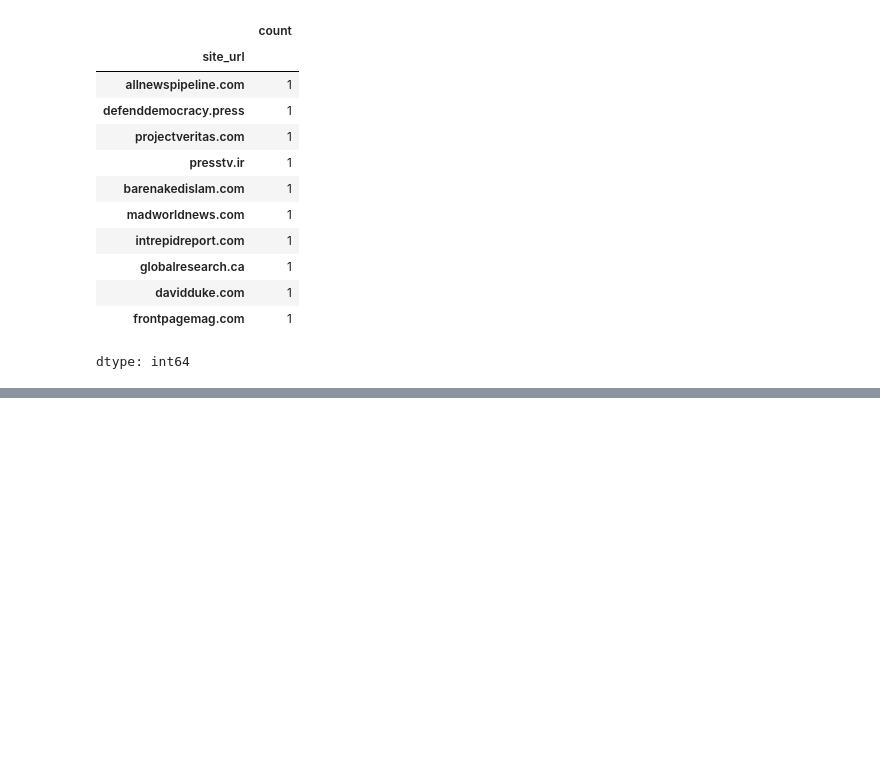
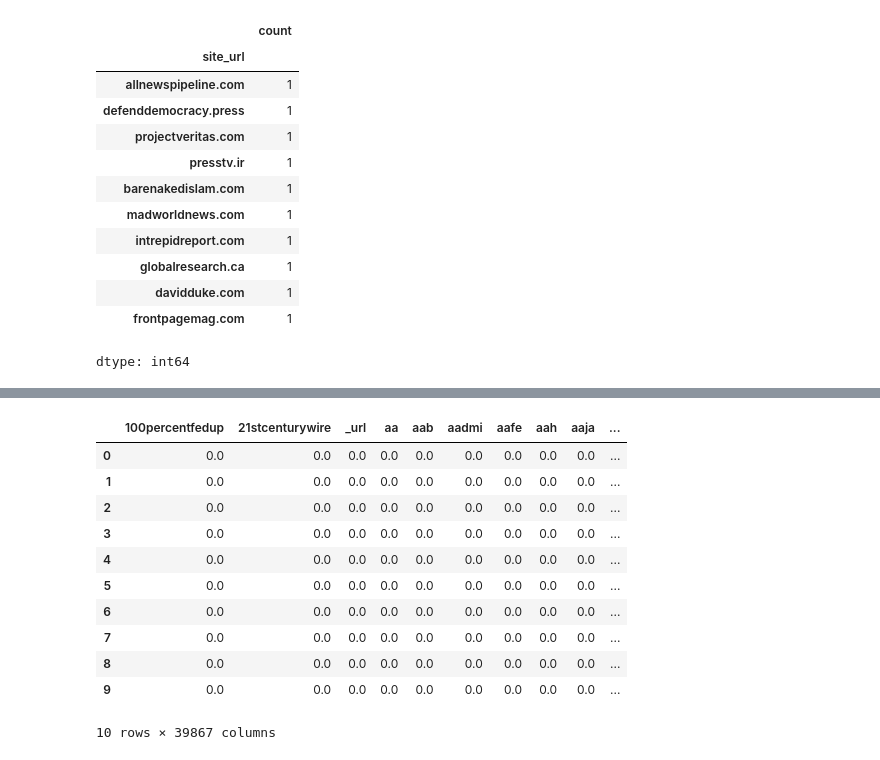
Before and after one commit to sergio11/fake_news_classifier, a Jupyter notebook: Source_Based_Fake_News_Classification.ipynb, the cells around one changed output, grey strips where cells are left out. Saved outputs shown, nothing was run; the diff lists cells and outputs as text; code cells hidden in the pictures; blank space fills up the shorter version.

Commit message:
Add trained models, tokenizer, a final notebook version

```diff
--- a/Source_Based_Fake_News_Classification.ipynb
+++ b/Source_Based_Fake_News_Classification.ipynb
@@ -472,0 +503,5 @@ In the dataset, all the values are ordered. Therefore, we need to reshuffle thes
+# %%
+urls = []
+for url in df['site_url']:
+    urls.append(url.split('.')[0])
+df['site_url'] = urls
@@ -472,0 +512,5 @@ In the dataset, all the values are ordered. Therefore, we need to reshuffle thes
+# %%
+features = df[['site_url', 'text_without_stopwords']]
+features['url_text'] = features["site_url"].astype(str) + " " + features["text_without_stopwords"]
+features.drop(['site_url', 'text_without_stopwords'], axis = 1, inplace = True)
+features.head()
@@ -472,0 +524,4 @@ In the dataset, all the values are ordered. Therefore, we need to reshuffle thes
+# %%
+X = features
+y = df['label']
+y = y.tolist()
@@ -472,0 +536,7 @@ In the dataset, all the values are ordered. Therefore, we need to reshuffle thes
+# %%
+X_train, X_test, y_train, y_test = train_test_split(X, y, test_size = 0.25, random_state = 42)
+
+tfidf_vectorizer = TfidfVectorizer(use_idf = True, stop_words = 'english')
+
+X_train_tfidf = tfidf_vectorizer.fit_transform(X_train['url_text'])
+X_test_tfidf = tfidf_vectorizer.transform(X_test['url_text'])
@@ -472,0 +556,16 @@ In the dataset, all the values are ordered. Therefore, we need to reshuffle thes
+# %%
+tfidf_train = pd.DataFrame(X_train_tfidf.A, columns=tfidf_vectorizer.get_feature_names_out())
+tfidf_train.head(10)
+# %% [output]
+|  | 100percentfedup | 21stcenturywire | _url | aa | aab | aadmi | aafe | aah | aaja | ... |
+| 0 | 0.0 | 0.0 | 0.0 | 0.0 | 0.0 | 0.0 | 0.0 | 0.0 | 0.0 | ... |
+| 1 | 0.0 | 0.0 | 0.0 | 0.0 | 0.0 | 0.0 | 0.0 | 0.0 | 0.0 | ... |
+| 2 | 0.0 | 0.0 | 0.0 | 0.0 | 0.0 | 0.0 | 0.0 | 0.0 | 0.0 | ... |
+| 3 | 0.0 | 0.0 | 0.0 | 0.0 | 0.0 | 0.0 | 0.0 | 0.0 | 0.0 | ... |
+| 4 | 0.0 | 0.0 | 0.0 | 0.0 | 0.0 | 0.0 | 0.0 | 0.0 | 0.0 | ... |
+| 5 | 0.0 | 0.0 | 0.0 | 0.0 | 0.0 | 0.0 | 0.0 | 0.0 | 0.0 | ... |
+| 6 | 0.0 | 0.0 | 0.0 | 0.0 | 0.0 | 0.0 | 0.0 | 0.0 | 0.0 | ... |
+| 7 | 0.0 | 0.0 | 0.0 | 0.0 | 0.0 | 0.0 | 0.0 | 0.0 | 0.0 | ... |
+| 8 | 0.0 | 0.0 | 0.0 | 0.0 | 0.0 | 0.0 | 0.0 | 0.0 | 0.0 | ... |
+| 9 | 0.0 | 0.0 | 0.0 | 0.0 | 0.0 | 0.0 | 0.0 | 0.0 | 0.0 | ... |
+10 rows × 39867 columns
```
Also changed, not shown: parts of 69 cells of this notebook, 3 other files.
